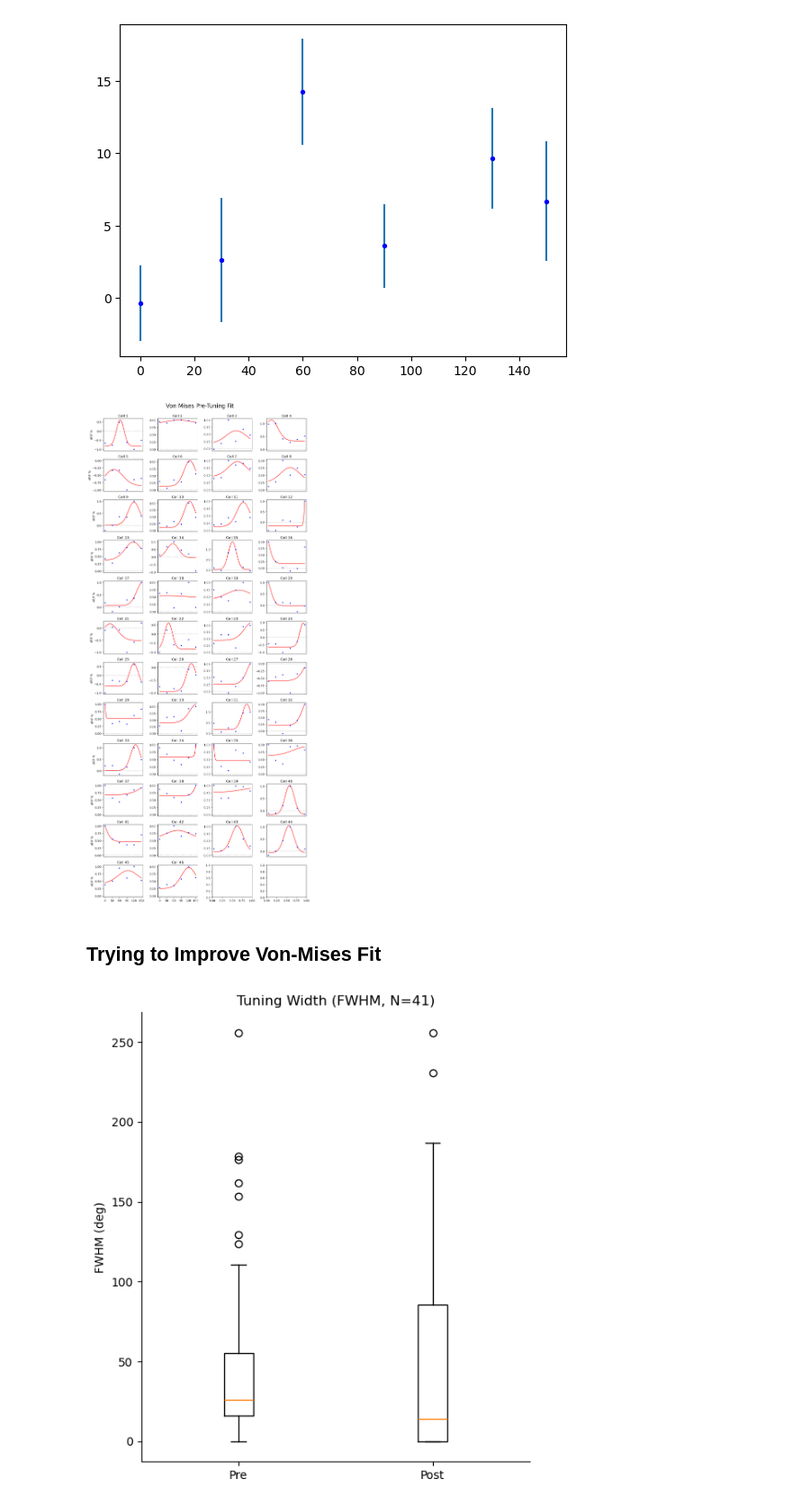
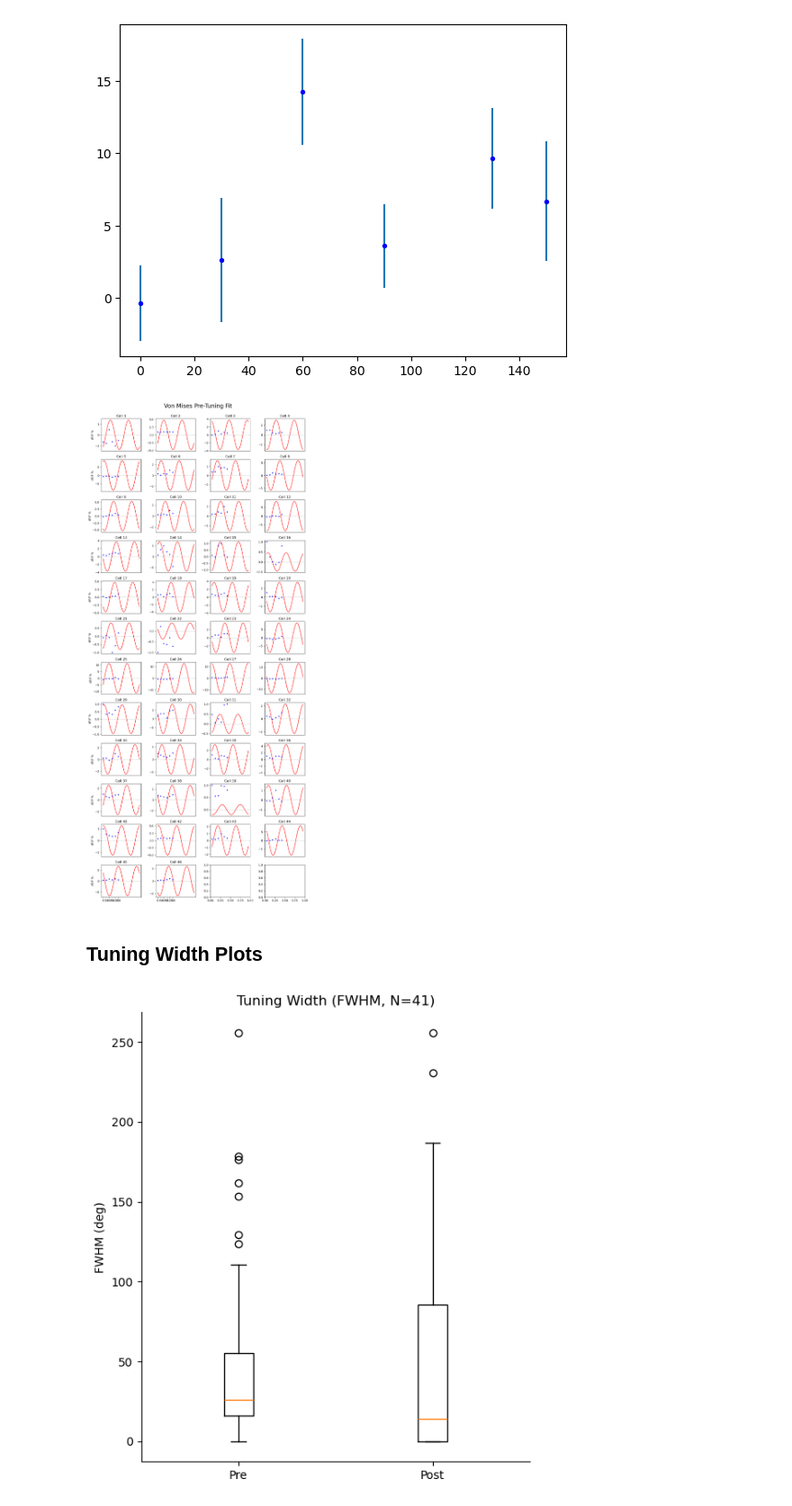
Before and after one commit to histedlab/analysisConnor2025, a Jupyter notebook: develop/250522 Von Mises Test - Tuning Analysis.ipynb, the cells around one changed output. Shown at 90% size. Drawn from its saved outputs; the diff is of its cells as text; code cells hidden in the pictures.

Commit message:
CP: saving before I add amplitude to new von-mises function

```diff
--- a/develop/250522 Von Mises Test - Tuning Analysis.ipynb
+++ b/develop/250522 Von Mises Test - Tuning Analysis.ipynb
@@ -417,7 +514,7 @@ ori_holder = ori_holder.flatten()
 # %%
 # Inputs: trial data, orientation placeholder, and average data (just for shape)
 # Outputs: average tuning curves for cells in average data using sample w replacement
-def sample_w_replacement(input_trial_data,ori_holder,desired_output_shape):
+def sample_w_replacement(input_trial_data,desired_output_shape):
 
     # Creating code to resample from the data to length of 180
     resampled_dfof = np.empty_like(ori_holder).astype(float)
@@ -475,16 +559,16 @@ bootstrapping_n = 500
 orientations = np.array([0, 30, 60, 90, 130, 150])
 
 # y-values of fit
-fit_response = np.ndarray((bootstrapping_n,2,visResp_behavStim_pre.shape[0],points_in_fit)) # first dimension is 2 to store pre and post fits
+fit_response = np.ndarray((bootstrapping_n,2,num_cells,points_in_fit)) # first dimension is 2 to store pre and post fits
 # x-value for the fit
 theta_fit = np.linspace(0, np.pi*5/6, 300)  # 0° to 180° in radians
 
 # kappa is a width parameter of the von mises distribution
-kappa_fit = np.ndarray((bootstrapping_n,2,visResp_behavStim_pre.shape[0]))
+kappa_fit = np.ndarray((bootstrapping_n,2,num_cells))
 # preferred ori
-mu_fit = np.ndarray((bootstrapping_n,2,visResp_behavStim_pre.shape[0]))
+mu_fit = np.ndarray((bootstrapping_n,2,num_cells))
 
 # Alt. width parameter
-fwhm_vm = np.ndarray((bootstrapping_n,2,visResp_behavStim_pre.shape[0]))
+fwhm_vm = np.ndarray((bootstrapping_n,2,num_cells))
 # quality of fit measure
-vaf = np.ndarray((bootstrapping_n,2,visResp_behavStim_pre.shape[0]))
+vaf = np.ndarray((bootstrapping_n,2,num_cells))
@@ -703,17 +743,19 @@ NameError: name 'no_qc_vis_pre' is not defined
 # %%
 # Allocating variables for tuning curve fitting
 points_in_fit = 300
+num_cells = num_cells
+
 # y-values of fit
-fit_response = np.ndarray((2,visResp_behavStim_pre.shape[0],points_in_fit)) # first dimension is 2 to store pre and post fits
-# kappa is a width parameter of the von mises distribution
-A_fit = np.ndarray((2,visResp_behavStim_pre.shape[0]))
-theta_0_fit = np.ndarray((2,visResp_behavStim_pre.shape[0]))
+fit_response = np.ndarray((2,num_cells,points_in_fit)) # first dimension is 2 to store pre and post fits
+A_fit = np.ndarray((2,num_cells))
+theta_0_fit = np.ndarray((2,num_cells))
 
 # x-value for the fit
 #theta_fit = np.linspace(0, np.pi*5/6, 300)  # 0° to 180° in radians
 theta_fit = np.linspace(0, 2*np.pi, 300)  # 0° to 180° in radians
+
 # Alt. width parameter
-fwhm_vm = np.ndarray((2,visResp_behavStim_pre.shape[0]))
+fwhm_vm = np.ndarray((2,num_cells))
 orientations = np.array([0, 30, 60, 90, 130, 150])
 # %%
 # Creating fitting code
@@ -727,7 +769,7 @@ for i_data, data in enumerate([visResp_behavStim_pre,visResp_behavStim_post]):
         responses = data[i,:]
 
         # Convert to radians
-        orientations_rad = 2*np.deg2rad(orientations)
+        orientations_rad = np.deg2rad(orientations)
 
         # Step 2: Define von Mises tuning function
         def cosine_tuning(theta, theta_0, A):
@@ -1026,10 +1068,6 @@ from scipy.optimize import curve_fit
 # Set the dimensions of the subplot grid
 cols = 4
 rows = int(np.ceil(len(no_qc_vis_pre)/cols))
-
-# Calculating error for cells, doing here cause cell indexes from main variable may change depending on qc def
-no_qc_pre_err = stats.sem(pre_data[qc_inds_pre,:,:],axis=2)
-
 
 # Create a figure and a grid of subplots
 fig, axes = plt.subplots(rows, cols, figsize=(11, 25))
@@ -1087,35 +1125,35 @@ for i in range(no_qc_vis_pre.shape[0]):
             labels=x_labels)
             #labels=["-90\u00b0", "trained\nori", "90\u00b0"])
     else:
         ax.set_xticks(
             ticks=[],
             labels=[])
 
 # Removing axes greater than the number of cells
-for ind in range(rows*cols - visResp_behavStim_pre.shape[0]):
-    ax = axes[visResp_behavStim_pre.shape[0] + ind]
+for ind in range(rows*cols - num_cells):
+    ax = axes[num_cells + ind]
     ax.axis('off')
 
 plt.tight_layout()
 plt.rcParams.update({'font.size': 10})
 fig.suptitle("Von Mises Pre-Tuning Fit", fontsize = 20)
 fig.subplots_adjust(top=0.95)
 
 plt.show()
 
 
 # # --- Plot ---
 # plt.figure(figsize=(8, 5))
 # plt.plot(theta_fit, fit_response, 'r-', label="Gaussian Fit")
 # plt.scatter(orientations, responses, color='b', zorder=5, label="ΔF/F Data")
 # plt.xlabel("Orientation (degrees)")
 # plt.ylabel("ΔF/F")
 # plt.title("Gaussian Fit to Orientation Tuning (Calcium Imaging)")
 # plt.legend()
 # plt.grid(True)
 # plt.tight_layout()
 # plt.show()
 # %% [output]
-[figure, old version]
+[figure, new version]
 # %% [markdown]
-## Trying to Improve Von-Mises Fit
+## Tuning Width Plots
```
Also changed, not shown: parts of 15 cells of this notebook, 2 other files.
